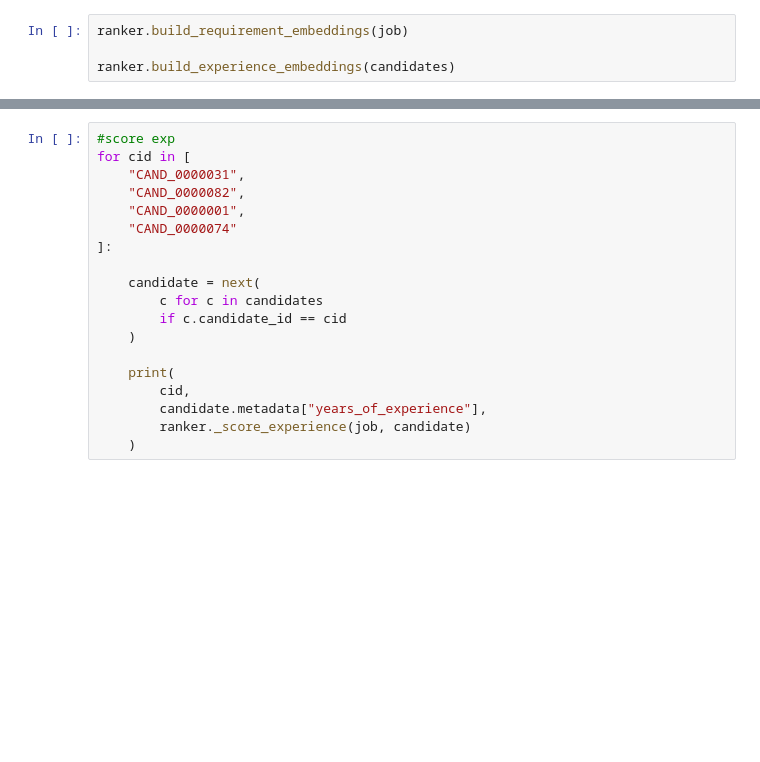
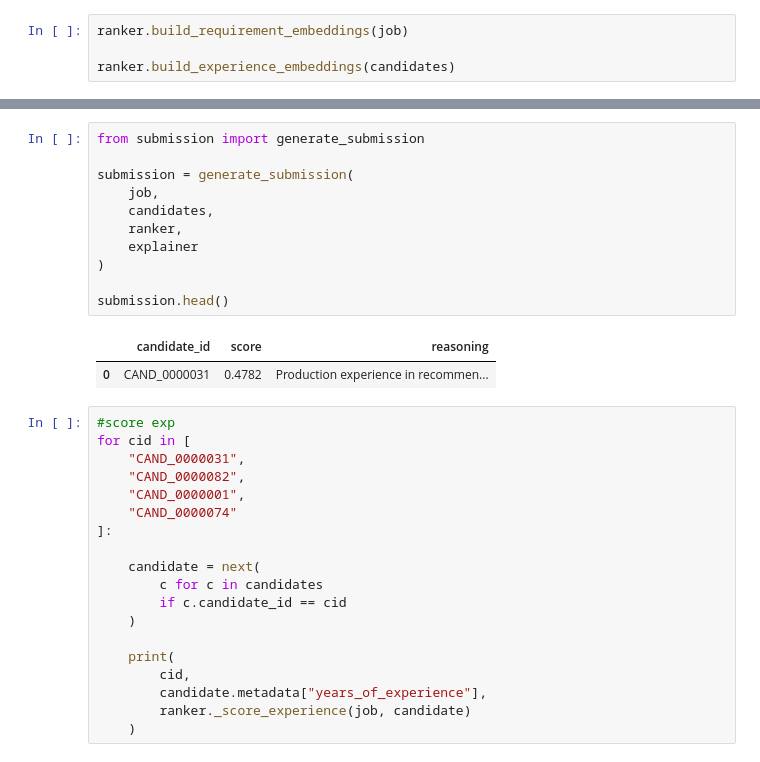
Before and after one commit to khubi07/redrob-candidate-ranking-system, a Jupyter notebook: notebooks/04_retrieval.ipynb, the cells around one changed output, grey strips where cells are left out. Saved outputs shown, nothing was run; the diff lists cells and outputs as text; blank space fills up the shorter version.

```diff
--- a/notebooks/04_retrieval.ipynb
+++ b/notebooks/04_retrieval.ipynb
@@ -52,3 +127,17 @@ ranker.build_experience_embeddings(candidates)
+# %%
+from submission import generate_submission
+
+submission = generate_submission(
+    job,
+    candidates,
+    ranker,
+    explainer
+)
+
+submission.head()
+# %% [output]
+|  | candidate_id | score | reasoning |
+| 0 | CAND_0000031 | 0.4782 | Production experience in recommen... |
 # %%
 #score exp
 for cid in [
```
Also changed, not shown: parts of 10 cells of this notebook, 4 other files.
